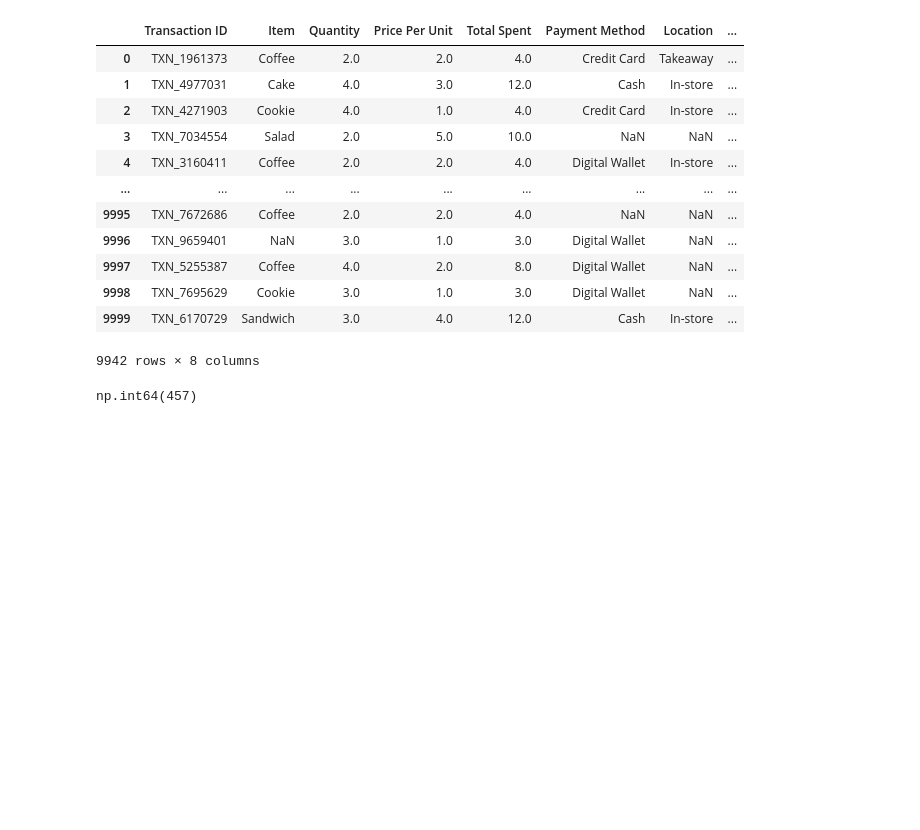
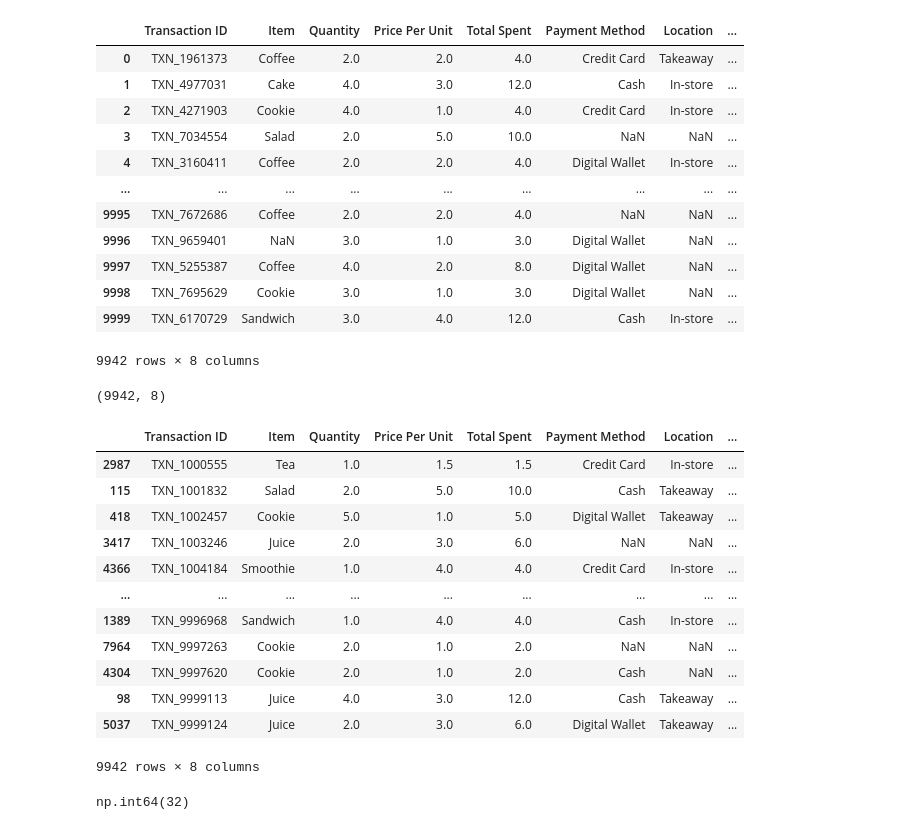
Before and after one commit to rgarg1502/cafe-sales-data, a Jupyter notebook: cafe_sales_main.ipynb, the cells around one changed output. Cells and saved outputs as stored; diff of their text form; code cells hidden in the pictures; blank space fills up the shorter version.

Commit message:
time date and other modifications added

```diff
--- a/cafe_sales_main.ipynb
+++ b/cafe_sales_main.ipynb
@@ -166,5 +173,28 @@ df
 df['Transaction Date'] = pd.to_datetime(df['Transaction Date'])
 # %%
 df['Transaction Date'].isna().sum()
+df.shape
 # %% [output]
-np.int64(457)
+(9942, 8)
+# %%
+sorted_df = df.sort_values('Transaction ID')
+sorted_df
+# %% [output]
+|  | Transaction ID | Item | Quantity | Price Per Unit | Total Spent | Payment Method | Location | ... |
+| 2987 | TXN_1000555 | Tea | 1.0 | 1.5 | 1.5 | Credit Card | In-store | ... |
+| 115 | TXN_1001832 | Salad | 2.0 | 5.0 | 10.0 | Cash | Takeaway | ... |
+| 418 | TXN_1002457 | Cookie | 5.0 | 1.0 | 5.0 | Digital Wallet | Takeaway | ... |
+| 3417 | TXN_1003246 | Juice | 2.0 | 3.0 | 6.0 | NaN | NaN | ... |
+| 4366 | TXN_1004184 | Smoothie | 1.0 | 4.0 | 4.0 | Credit Card | In-store | ... |
+| ... | ... | ... | ... | ... | ... | ... | ... | ... |
+| 1389 | TXN_9996968 | Sandwich | 1.0 | 4.0 | 4.0 | Cash | In-store | ... |
+| 7964 | TXN_9997263 | Cookie | 2.0 | 1.0 | 2.0 | NaN | NaN | ... |
+| 4304 | TXN_9997620 | Cookie | 2.0 | 1.0 | 2.0 | Cash | NaN | ... |
+| 98 | TXN_9999113 | Juice | 4.0 | 3.0 | 12.0 | Cash | Takeaway | ... |
+| 5037 | TXN_9999124 | Juice | 2.0 | 3.0 | 6.0 | Digital Wallet | Takeaway | ... |
+9942 rows × 8 columns
+# %%
+sorted_df['Transaction Date'] = sorted_df['Transaction Date'].ffill(limit=1)
+sorted_df['Transaction Date'].isna().sum()
+# %% [output]
+np.int64(32)
```
Also changed, not shown: parts of 6 cells of this notebook.
